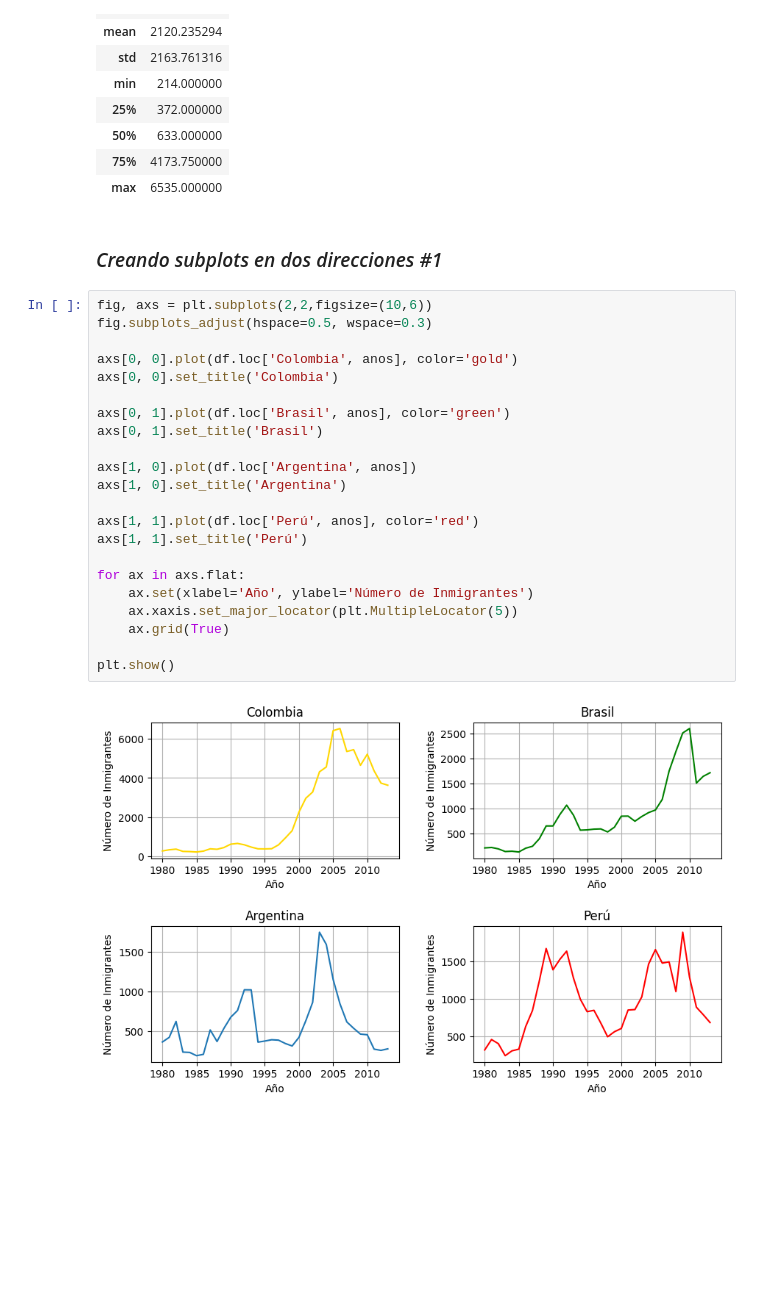
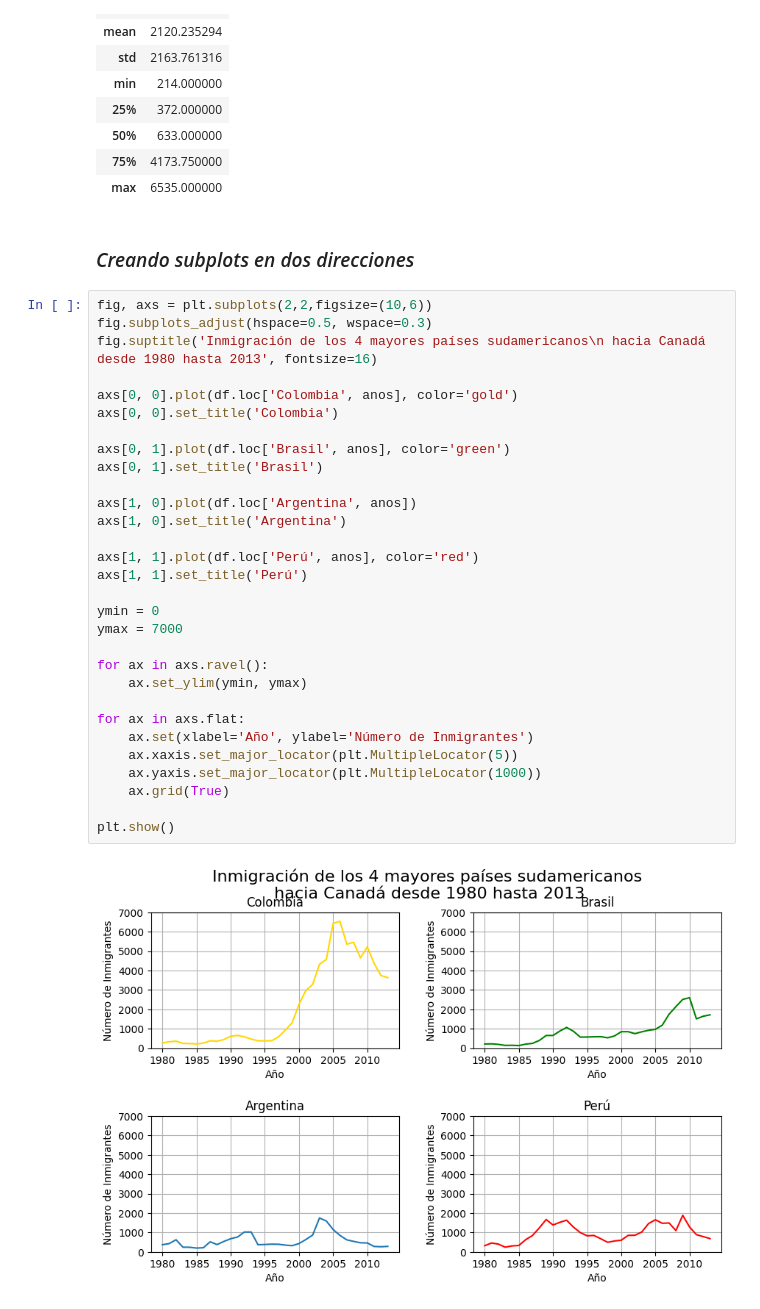
Before and after one commit to NatSama2/Curso-Alura-Latam, a Jupyter notebook: visualizacion_de_datos_con_python.ipynb, the cells around one changed output. Drawn from its saved outputs; the diff is of its cells as text; blank space fills up the shorter version.

Commit message:
Creando subplots en dos direcciones #2

```diff
--- a/visualizacion_de_datos_con_python.ipynb
+++ b/visualizacion_de_datos_con_python.ipynb
@@ -189,28 +189,36 @@ datos_col.describe()
 | 75% | 4173.750000 |
 | max | 6535.000000 |
 # %% [markdown]
-### *Creando subplots en dos direcciones #1*
+### *Creando subplots en dos direcciones*
 # %%
 fig, axs = plt.subplots(2,2,figsize=(10,6))
 fig.subplots_adjust(hspace=0.5, wspace=0.3)
+fig.suptitle('Inmigración de los 4 mayores países sudamericanos\n hacia Canadá desde 1980 hasta 2013', fontsize=16)
 
 axs[0, 0].plot(df.loc['Colombia', anos], color='gold')
 axs[0, 0].set_title('Colombia')
 
 axs[0, 1].plot(df.loc['Brasil', anos], color='green')
 axs[0, 1].set_title('Brasil')
 
 axs[1, 0].plot(df.loc['Argentina', anos])
 axs[1, 0].set_title('Argentina')
 
 axs[1, 1].plot(df.loc['Perú', anos], color='red')
 axs[1, 1].set_title('Perú')
 
+ymin = 0
+ymax = 7000
+
+for ax in axs.ravel():
+    ax.set_ylim(ymin, ymax)
+
 for ax in axs.flat:
     ax.set(xlabel='Año', ylabel='Número de Inmigrantes')
     ax.xaxis.set_major_locator(plt.MultipleLocator(5))
+    ax.yaxis.set_major_locator(plt.MultipleLocator(1000))
     ax.grid(True)
 
 plt.show()
 # %% [output]
-[figure, old version]
+[figure, new version]
```
